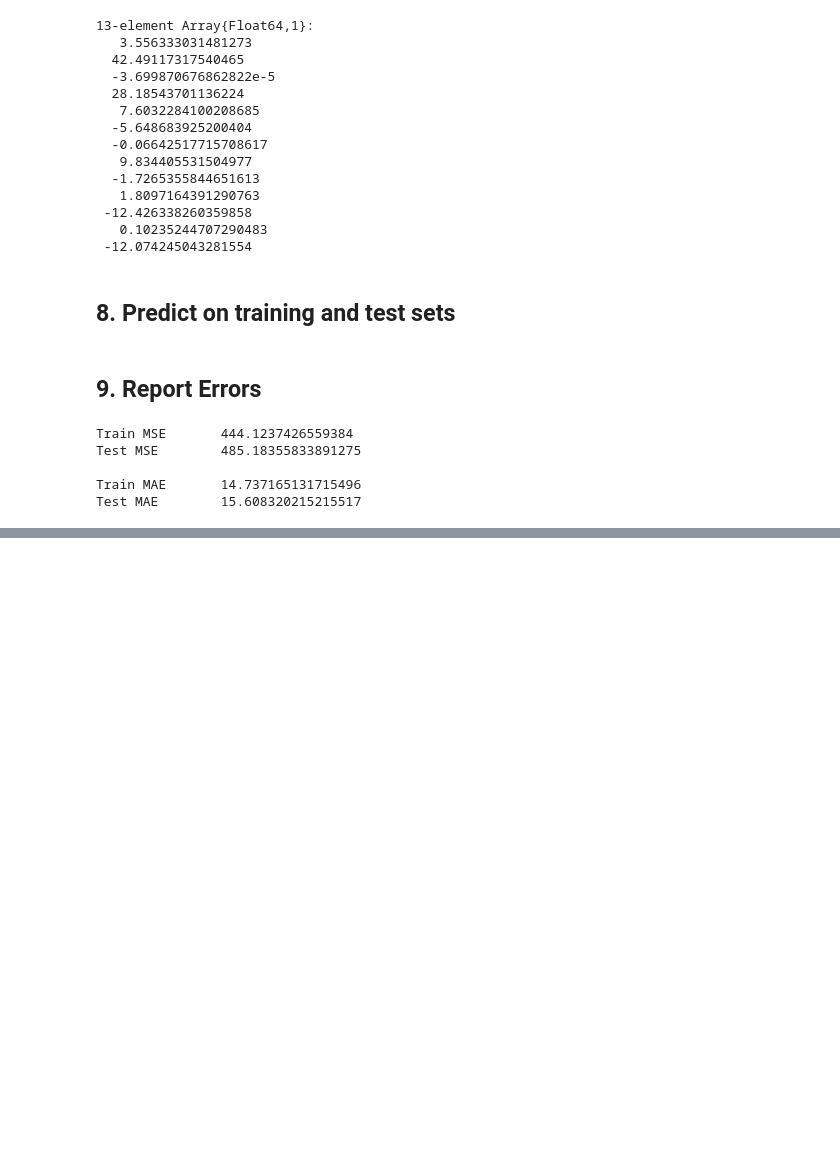
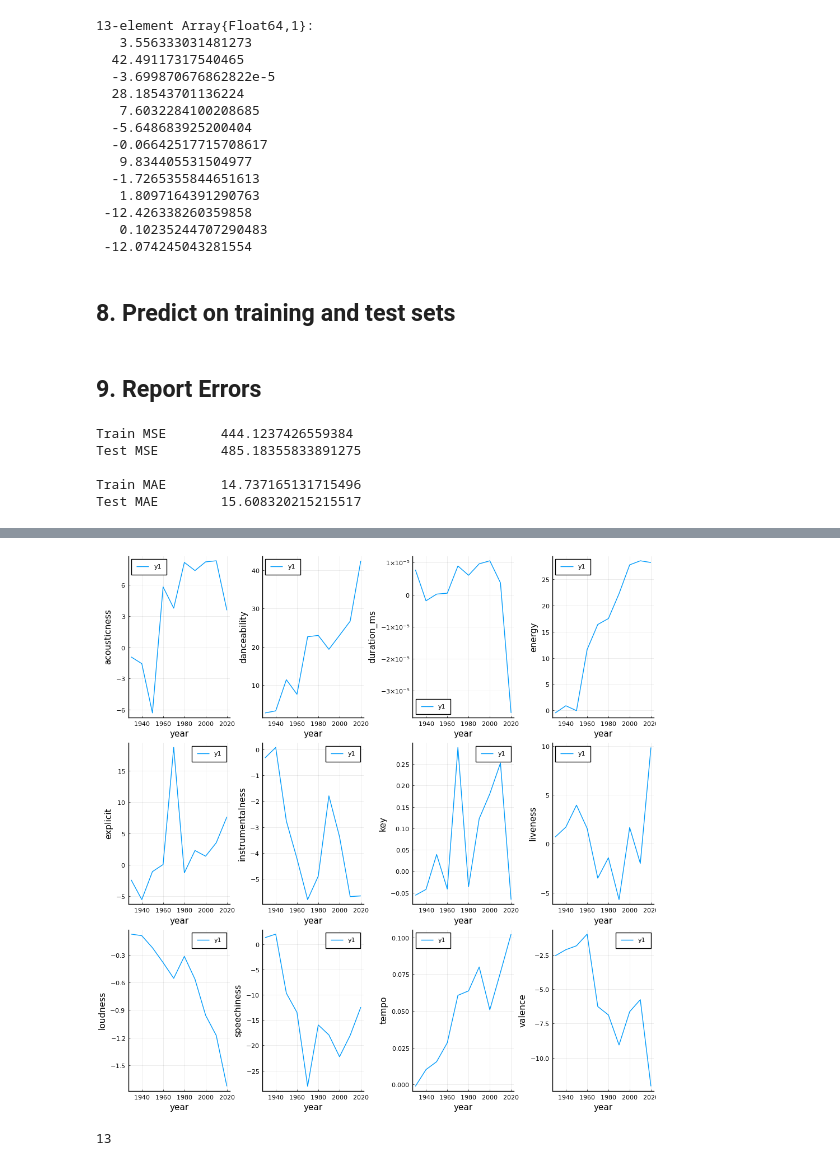
Before and after one commit to meganyin13/SpotifyProject, a Jupyter notebook: LinearModels.ipynb, the cells around one changed output, grey strips where cells are left out. Saved outputs shown, nothing was run; the diff lists cells and outputs as text; code cells hidden in the pictures; blank space fills up the shorter version.

```diff
--- a/LinearModels.ipynb
+++ b/LinearModels.ipynb
@@ -104,0 +202,19 @@ Test MAE        15.608320215215517
+# %%
+weight_plots = []
+num_cols = size(colnames,1)
+
+for i in 1:num_cols
+    c = colnames[i]
+    if (c != "mode")
+        p = plot(get_col_weights(i), 1930:10:2020, xlabel="year", ylabel=c)
+        push!(weight_plots, p)
+    end
+end
+
+plot(weight_plots..., layout=(3, 4), size=(1000,1000))
+# %% [output]
+[figure, added]
+# %%
+num_cols
+# %% [output]
+13
```
Also changed, not shown: parts of 6 cells of this notebook, 1 other file.
